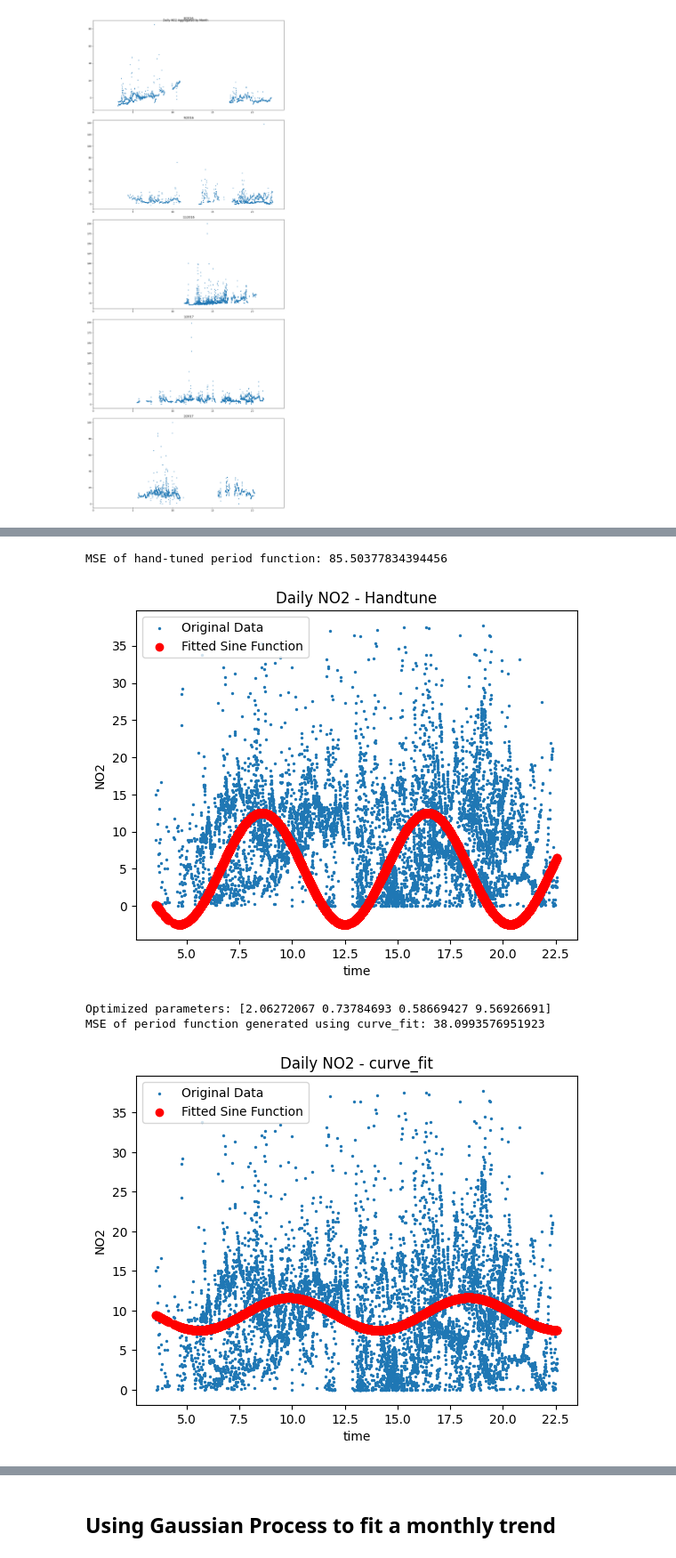
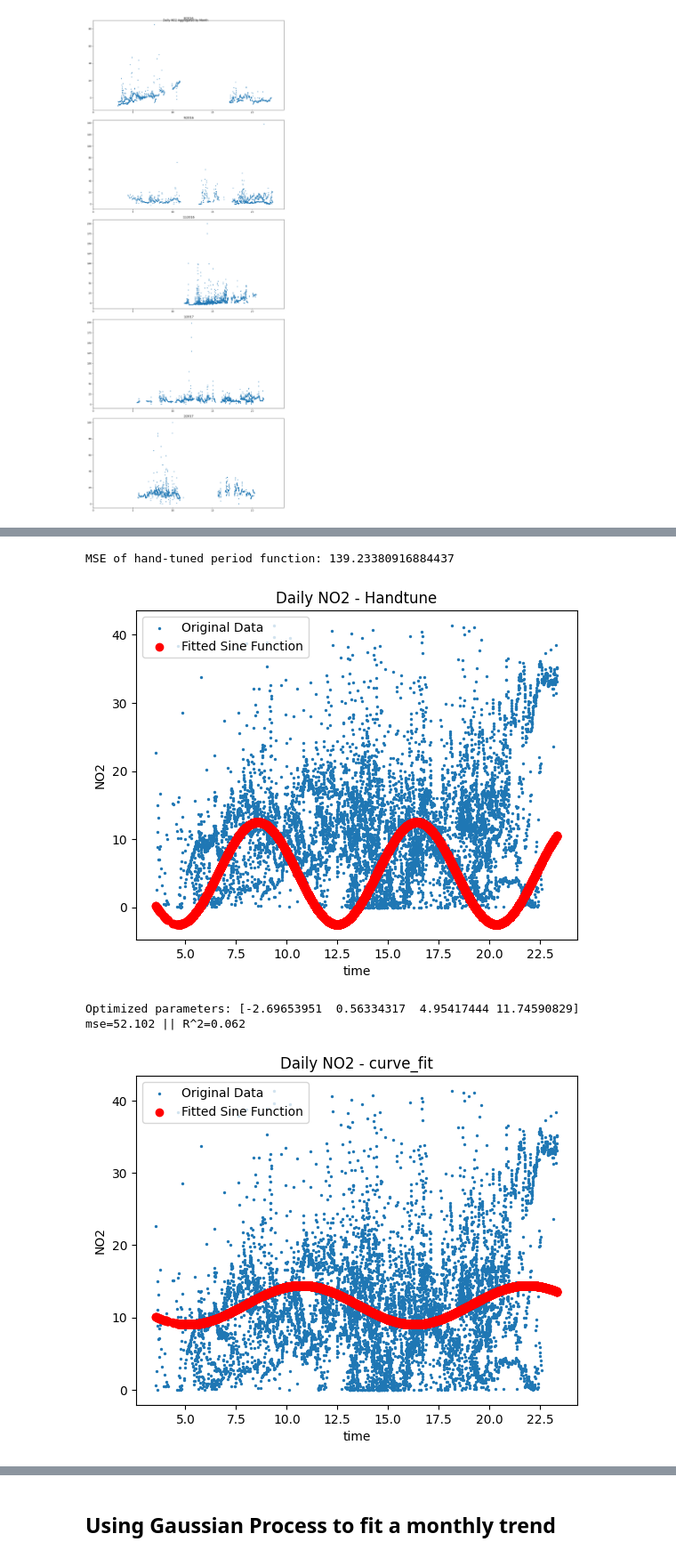
Before and after one commit to xinyuem7/NO2_time_series_analysis, a Jupyter notebook: baseline.ipynb, the cells around one changed output, grey strips where cells are left out. Shown at 89% size. Saved outputs shown, nothing was run; the diff lists cells and outputs as text; code cells hidden in the pictures.

```diff
--- a/model_gp.ipynb
+++ b/baseline.ipynb
@@ -79,6 +79,10 @@ df_train = df_trainval[(df_NO2["day"] < 6) | (df_NO2["month"] != 2)]
 df_train.shape
 # %% [output]
 (9585, 51)
+# %%
+# Use the new splits
+df_train = pd.read_csv('train_val_split/observation_filtered.csv')
+df_val = pd.read_csv('train_val_split/validation_filtered.csv')
 # %% [markdown]
 ### Visualization of the training data
 # %%
@@ -239,35 +239,36 @@ plt.ylabel('NO2')
 plt.legend()
 plt.show()
 # %% [output]
-MSE of hand-tuned period function: 85.50377834394456
+MSE of hand-tuned period function: 139.23380916884437
-[figure, old version]
+[figure, new version]
 # %%
 # Fit the sine function to the data
 initial_guess = (7.5, 0.8, 1, 3.5)  # Initial guess for amplitude, frequency, phase, and offset
 params, covariance = curve_fit(daily_trend, filtered_time_numeric, filtered_NO2, p0=initial_guess)
 print("Optimized parameters:", params)
 
 # Generate the fitted curve
 y_fit = daily_trend(filtered_time_numeric, *params)
 
 # Calculate the residuals (difference between observed and predicted values)
 residuals = filtered_NO2 - y_fit
 
-# Calculate the sum of squared residuals
-mse = np.mean(residuals**2)
-print("MSE of period function generated using curve_fit:", mse)
+# Calculate metrics
+mse = mean_squared_error(filtered_NO2, y_fit)
+rsq = r2_score(filtered_NO2, y_fit)
+print(f'mse={mse:.3f} || R^2={rsq:.3f}')
 
 # Plot the original data and the fitted sine function
 plt.scatter(filtered_time_numeric, filtered_NO2, label='Original Data', s=2)
 plt.scatter(filtered_time_numeric, y_fit, label='Fitted Sine Function', color='red')
 plt.title("Daily NO2 - curve_fit")
 plt.xlabel('time')
 plt.ylabel('NO2')
 plt.legend()
 plt.show()
 # %% [output]
-Optimized parameters: [2.06272067 0.73784693 0.58669427 9.56926691]
-MSE of period function generated using curve_fit: 38.0993576951923
+Optimized parameters: [-2.69653951  0.56334317  4.95417444 11.74590829]
+mse=52.102 || R^2=0.062
-[figure, old version]
+[figure, new version]
 # %%
 # get MSE for validation
```
Also changed, not shown: parts of 7 cells of this notebook, 1 other file.
